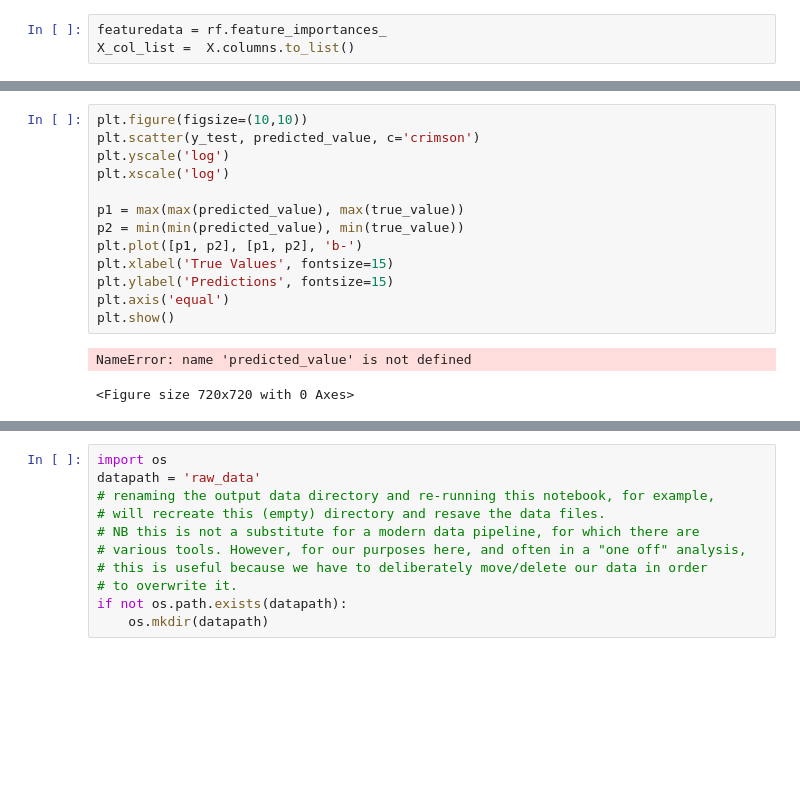
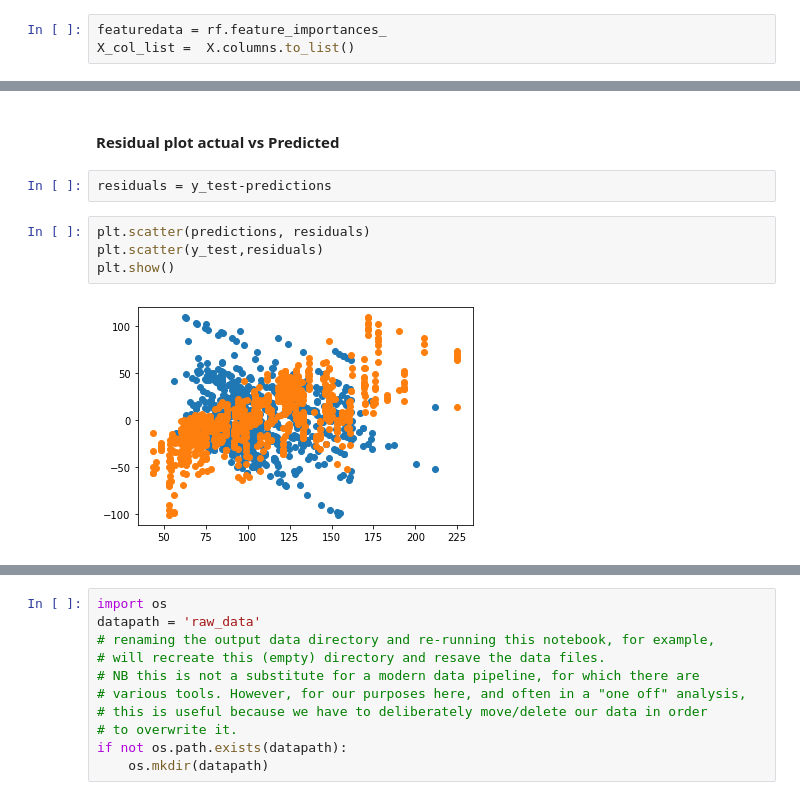
Before and after one commit to sweta0805/Capstone2Project, a Jupyter notebook: Capstone2_Preprocessing&Tranning.ipynb, the cells around one changed output, grey strips where cells are left out. Drawn from its saved outputs; the diff is of its cells as text; blank space fills up the shorter version.

```diff
--- a/Capstone2_Preprocessing&Tranning.ipynb
+++ b/Capstone2_Preprocessing&Tranning.ipynb
@@ -262,16 +256,10 @@ plt.show()
-# %%
-plt.figure(figsize=(10,10))
-plt.scatter(y_test, predicted_value, c='crimson')
-plt.yscale('log')
-plt.xscale('log')
-
-p1 = max(max(predicted_value), max(true_value))
-p2 = min(min(predicted_value), min(true_value))
-plt.plot([p1, p2], [p1, p2], 'b-')
-plt.xlabel('True Values', fontsize=15)
-plt.ylabel('Predictions', fontsize=15)
-plt.axis('equal')
-plt.show()
-# %% [output]
-NameError: name 'predicted_value' is not defined
-<Figure size 720x720 with 0 Axes>
+# %% [markdown]
+#### Residual plot actual vs Predicted
+# %%
+residuals = y_test-predictions
+# %%
+plt.scatter(predictions, residuals)
+plt.scatter(y_test,residuals)
+plt.show()
+# %% [output]
+[figure, added]
```
Also changed, not shown: parts of 35 cells of this notebook, 4 other files.
